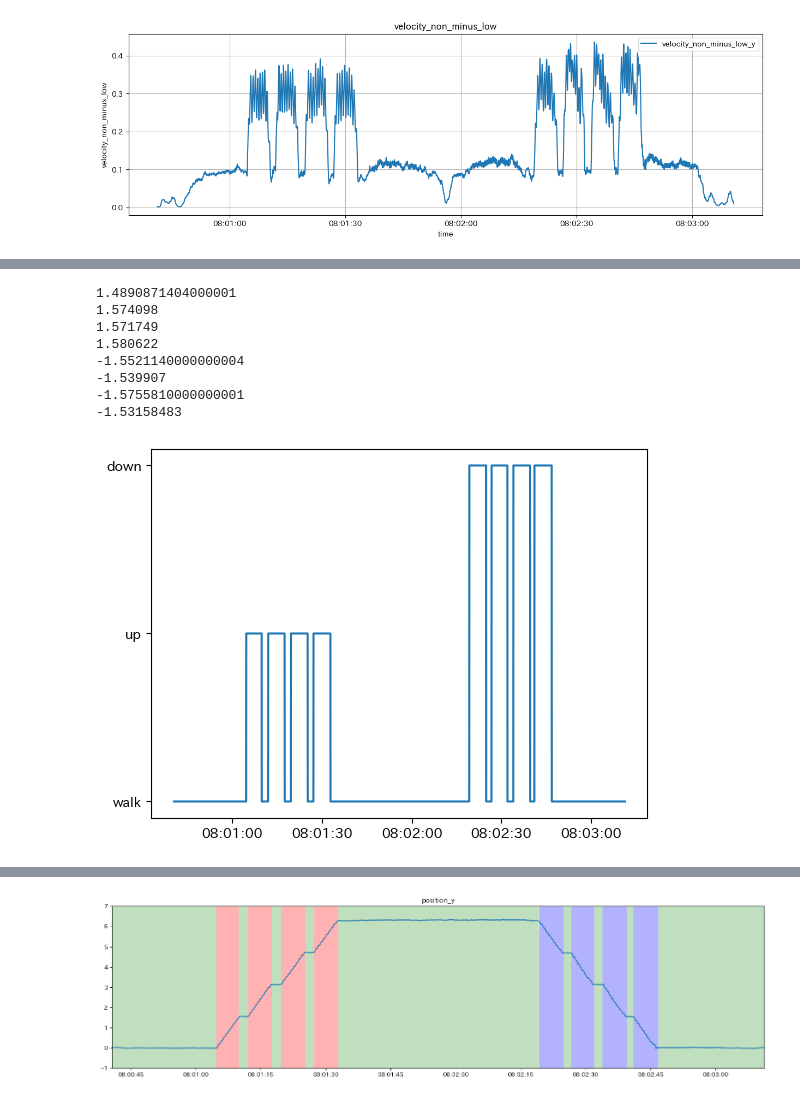
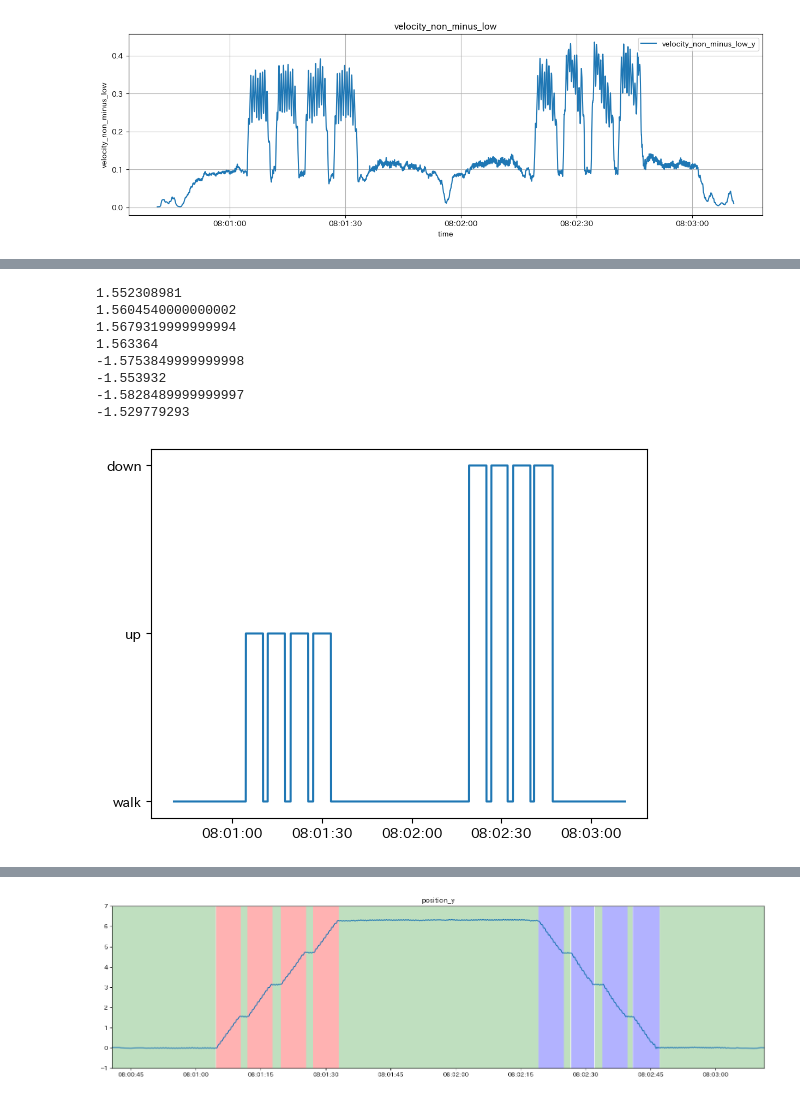
Before and after one commit to karasuneo/kajilab, a Jupyter notebook: metaquest/walk&stairs/movement.ipynb, the cells around one changed output, grey strips where cells are left out. Drawn from its saved outputs; the diff is of its cells as text; code cells hidden in the pictures.

```diff
--- a/metaquest/walk&stairs/movement.ipynb
+++ b/metaquest/walk&stairs/movement.ipynb
@@ -284,8 +351,10 @@ free_walk.plot('velocity_non_minus', 'low', 'y')
 [figure]
 # %%
 # ['velocity_non_minus_low_y'] > 0.2 のときは status を 'stair'にするそれ以外は 'walk'にする
-free_walk.df['status'] = free_walk.df['velocity_non_minus_low_y'].apply(lambda x: 'stair' if x > 0.2 else 'walk')
-#plot
-plt.plot(free_walk.df['time'], free_walk.df['status'])
+free_walk.df["status"] = free_walk.df["velocity_non_minus_low_y"].apply(
+    lambda x: "stair" if x > 0.15 else "walk"
+)
+# plot
+plt.plot(free_walk.df["time"], free_walk.df["status"])
 plt.show()
 # %% [output]
@@ -295,16 +364,20 @@ plt.show()
 # %%
 # walk → stair のインデックスを取得
-walk_to_stair = free_walk.df[(free_walk.df['status'] == 'stair') & (free_walk.df['status'].shift() == 'walk')].index
+walk_to_stair = free_walk.df[
+    (free_walk.df["status"] == "stair") & (free_walk.df["status"].shift() == "walk")
+].index
 print(walk_to_stair)
 # 時間に変化
-walk_to_stair_time = free_walk.df['time'][walk_to_stair]
+walk_to_stair_time = free_walk.df["time"][walk_to_stair]
 print(walk_to_stair_time)
 
 # stair → walk のインデックスを取得
-stair_to_walk = free_walk.df[(free_walk.df['status'] == 'walk') & (free_walk.df['status'].shift() == 'stair')].index
+stair_to_walk = free_walk.df[
+    (free_walk.df["status"] == "walk") & (free_walk.df["status"].shift() == "stair")
+].index
 print(stair_to_walk)
 # 時間に変化
-stair_to_walk_time = free_walk.df['time'][stair_to_walk]
+stair_to_walk_time = free_walk.df["time"][stair_to_walk]
 print(stair_to_walk_time)
 
 # walk → stair と stair → walk のインデックスの数が同じであることを確認
@@ -331,28 +404,31 @@ Name: time, dtype: datetime64[ns]
 # %%
 # 前後のposition_yの差分を取得
 for i in range(len(walk_to_stair)):
-    y_diff = free_walk.df['position_y'][stair_to_walk[i]] - free_walk.df['position_y'][walk_to_stair[i]]
+    y_diff = (
+        free_walk.df["position_y"][stair_to_walk[i]]
+        - free_walk.df["position_y"][walk_to_stair[i]]
+    )
     print(y_diff)
     # plus なら status を 'up' にする
     # walk_to_stair[i] から stair_to_walk[i] までの status 書き換える
     if y_diff > 0:
-        free_walk.df.loc[walk_to_stair[i]:stair_to_walk[i], 'status'] = 'up'
+        free_walk.df.loc[walk_to_stair[i] : stair_to_walk[i], "status"] = "up"
     # minus なら status を 'down' にする
     # walk_to_stair[i] から stair_to_walk[i] までの status 書き換える
     elif y_diff < 0:
-        free_walk.df.loc[walk_to_stair[i]:stair_to_walk[i], 'status'] = 'down'
+        free_walk.df.loc[walk_to_stair[i] : stair_to_walk[i], "status"] = "down"
 
 # plot
-plt.plot(free_walk.df['time'], free_walk.df['status'])
+plt.plot(free_walk.df["time"], free_walk.df["status"])
 plt.show()
 # %% [output]
-1.4890871404000001
-1.574098
-1.571749
-1.580622
--1.5521140000000004
--1.539907
--1.5755810000000001
--1.53158483
+1.552308981
+1.5604540000000002
+1.5679319999999994
+1.563364
+-1.5753849999999998
+-1.553932
+-1.5828489999999997
+-1.529779293
-[figure, old version]
+[figure, new version]
 # %%
```
Also changed, not shown: parts of 41 cells of this notebook, 14 other files.
